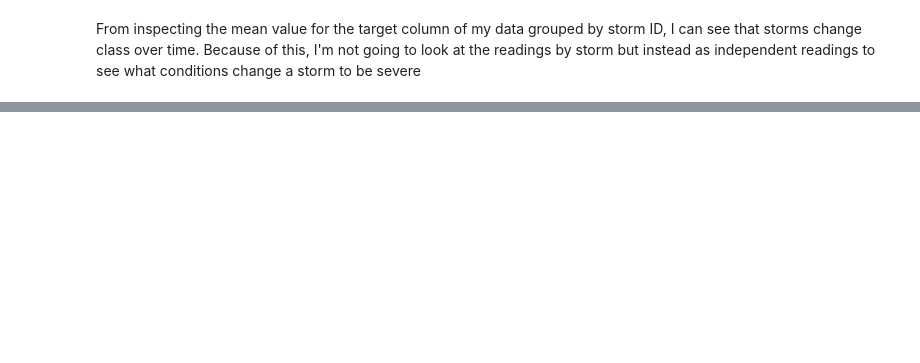
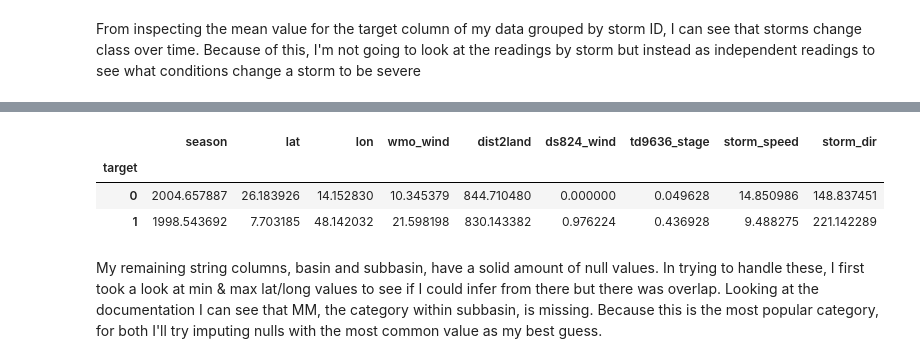
Before and after one commit to christisarv/tropical-storm-classification-project, a Jupyter notebook: Data Exploration; Tropical Storm Classification.ipynb, the cells around one changed output, grey strips where cells are left out. Saved outputs shown, nothing was run; the diff lists cells and outputs as text; code cells hidden in the pictures; blank space fills up the shorter version.

```diff
--- a/Data Exploration; Tropical Storm Classification.ipynb
+++ b/Data Exploration; Tropical Storm Classification.ipynb
@@ -165,0 +248,9 @@ clean_df.loc[clean_df['sid'] == '2020307N12250']
+# %%
+clean_df.groupby(['target']).mean()
+# %% [output]
+|  | season | lat | lon | wmo_wind | dist2land | ds824_wind | td9636_stage | storm_speed | storm_dir |
+| target |  |  |  |  |  |  |  |  |  |
+| 0 | 2004.657887 | 26.183926 | 14.152830 | 10.345379 | 844.710480 | 0.000000 | 0.049628 | 14.850986 | 148.837451 |
+| 1 | 1998.543692 | 7.703185 | 48.142032 | 21.598198 | 830.143382 | 0.976224 | 0.436928 | 9.488275 | 221.142289 |
+# %% [markdown]
+My remaining string columns, basin and subbasin, have a solid amount of null values. In trying to handle these, I first took a look at min & max lat/long values to see if I could infer from there but there was overlap. Looking at the documentation I can see that MM, the category within subbasin, is missing. Because this is the most popular category, for both I'll try imputing nulls with the most common value as my best guess.
```
Also changed, not shown: parts of 40 cells of this notebook.
